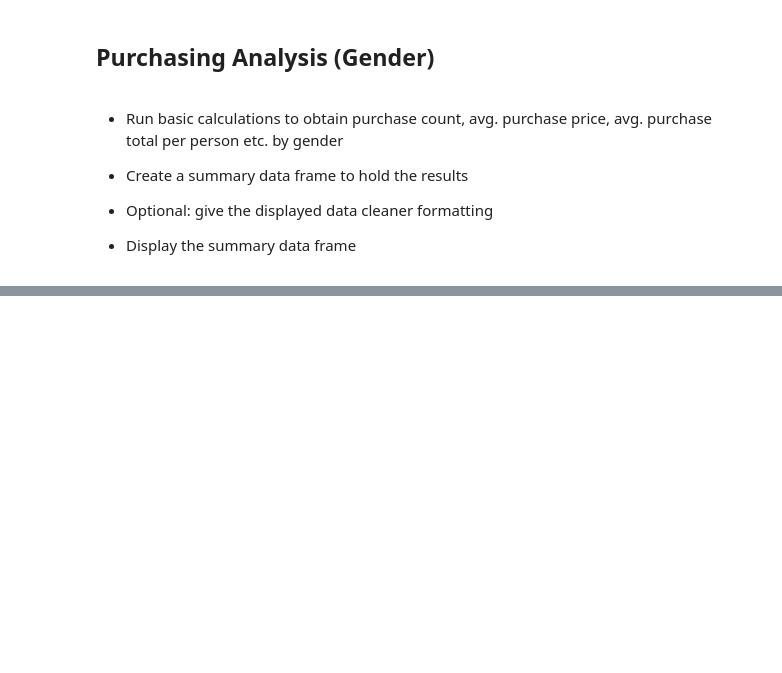
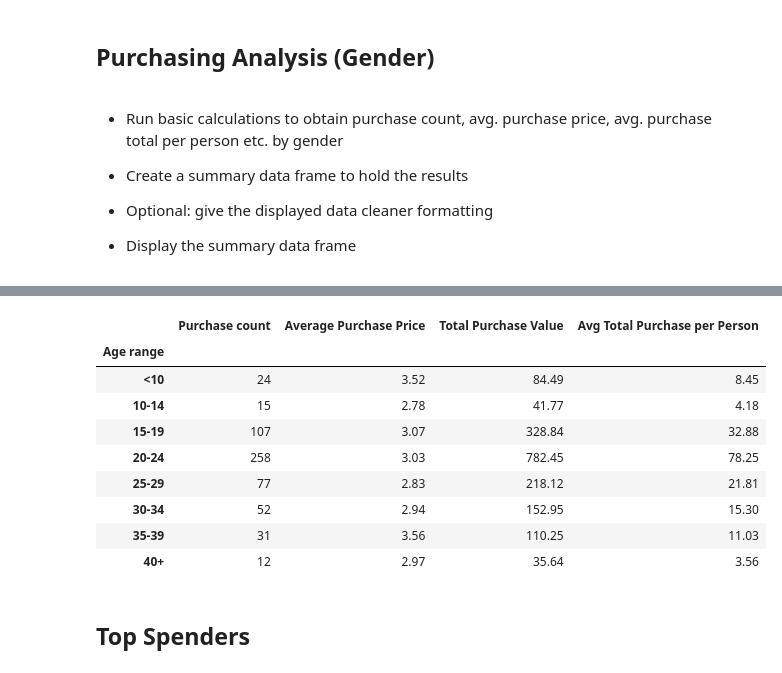
Before and after one commit to abbyabridged/pandas-challenge, a Jupyter notebook: HeroesOfPymoli/HeroesOfPymoli.ipynb, the cells around one changed output, grey strips where cells are left out. Drawn from its saved outputs; the diff is of its cells as text; code cells hidden in the pictures; blank space fills up the shorter version.

Commit message:
Add age analysis in progress

```diff
--- a/HeroesOfPymoli/HeroesOfPymoli.ipynb
+++ b/HeroesOfPymoli/HeroesOfPymoli.ipynb
@@ -230,0 +261,5 @@ purchasing_analysis_gender_agg.round(2)
+# %%
+# Pivot table to obtain data grouped by age
+age_grouped_df = pd.pivot_table(data=purchases_agerange_df,index=["SN","Age range"])
+age_grouped_df = age_grouped_df
+age_grouped_df.info()
@@ -230,0 +308,7 @@ purchasing_analysis_gender_agg.round(2)
+# %%
+# Group and aggregate
+purchasing_analysis_age_agg = age_grouped_df.groupby(["Age range"]).agg({"Price": ["count", "mean",sum]})
+# Rename columns
+purchasing_analysis_age_agg.columns=["Purchase count", "Average Purchase Price","Total Purchase Value"]
+#Print Data Frame
+purchasing_analysis_age_agg.round(2)
@@ -230,0 +326,22 @@ purchasing_analysis_gender_agg.round(2)
+# %%
+# Add a new column to the Data Frame for average total purchase per person i.e. total purchase value/purchase count
+
+average_purchase_pp_age = purchasing_analysis_age_agg["Total Purchase Value"]/10
+purchasing_analysis_age_agg["Avg Total Purchase per Person"] = average_purchase_pp_age
+
+
+# Print the purchasing analysis (age) Data Frame
+purchasing_analysis_age_agg.round(2)
+# %% [output]
+|  | Purchase count | Average Purchase Price | Total Purchase Value | Avg Total Purchase per Person |
+| Age range |  |  |  |  |
+| <10 | 24 | 3.52 | 84.49 | 8.45 |
+| 10-14 | 15 | 2.78 | 41.77 | 4.18 |
+| 15-19 | 107 | 3.07 | 328.84 | 32.88 |
+| 20-24 | 258 | 3.03 | 782.45 | 78.25 |
+| 25-29 | 77 | 2.83 | 218.12 | 21.81 |
+| 30-34 | 52 | 2.94 | 152.95 | 15.30 |
+| 35-39 | 31 | 3.56 | 110.25 | 11.03 |
+| 40+ | 12 | 2.97 | 35.64 | 3.56 |
+# %% [markdown]
+## Top Spenders
```
Also changed, not shown: parts of 21 cells of this notebook.
